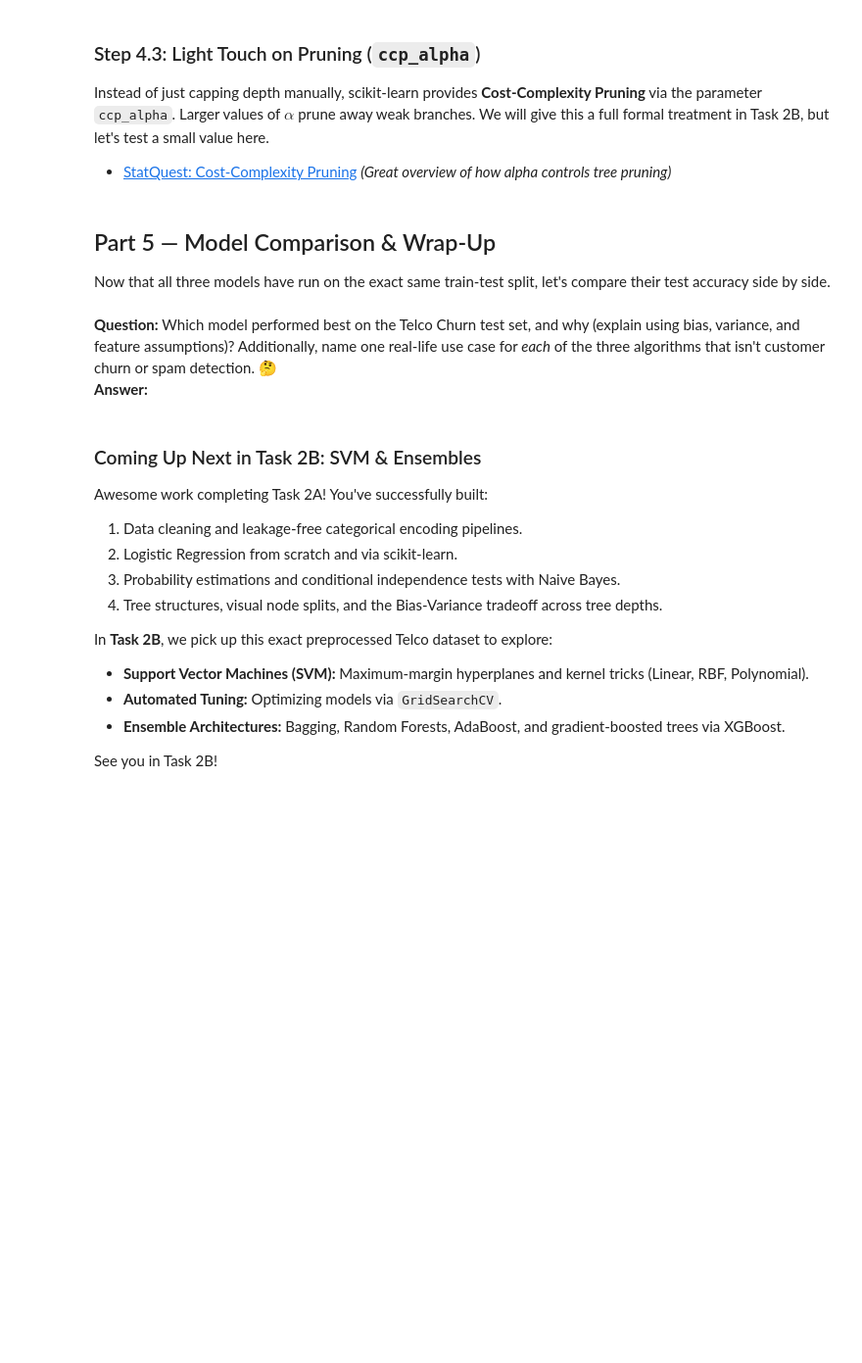
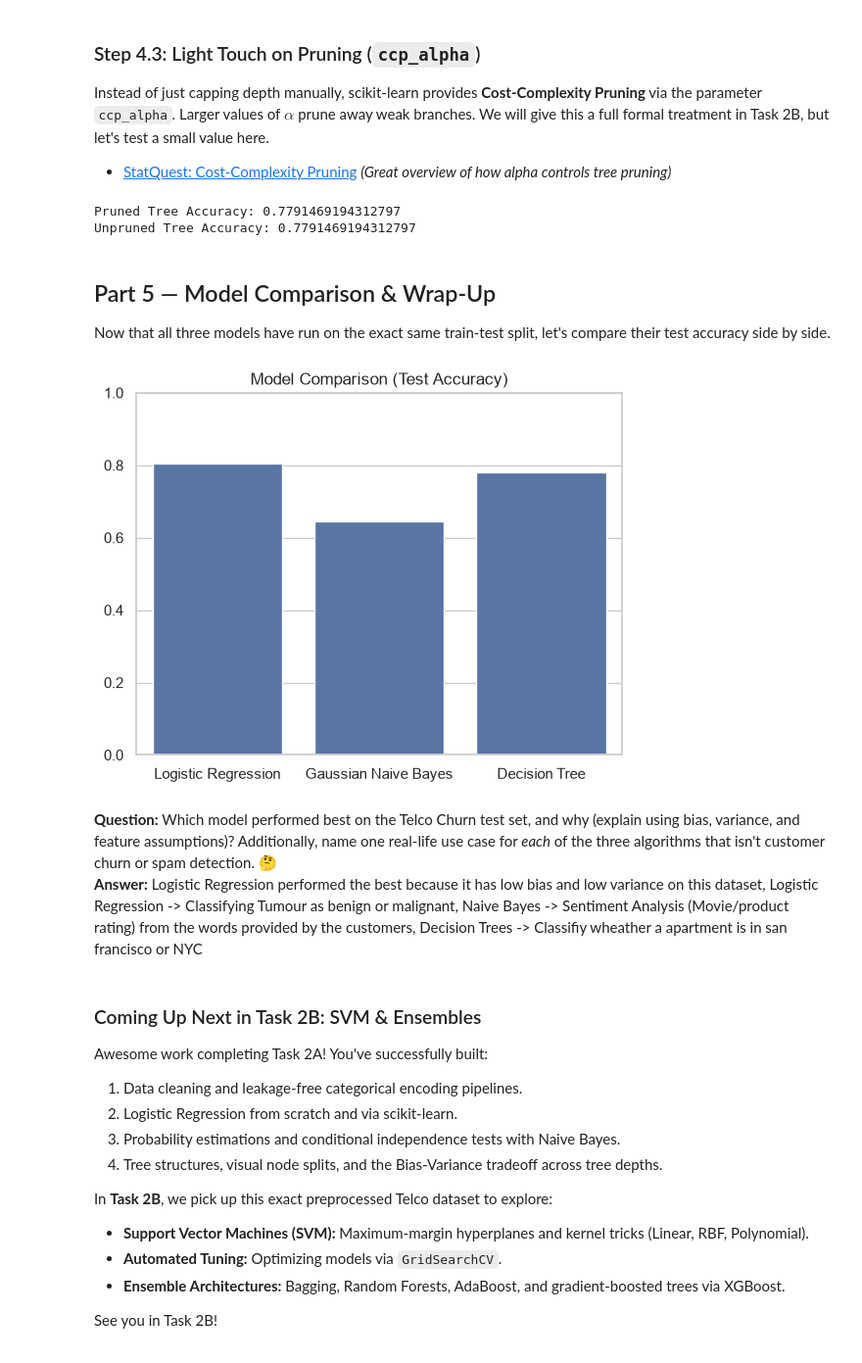
Before and after one commit to VenusCrazy/AryanM_LP_Synapse-26, a Jupyter notebook: Task 2/SynapseTask_LP_2A.ipynb, the cells around one changed output. Shown at 98% size. Cells and saved outputs as stored; diff of their text form; code cells hidden in the pictures; blank space fills up the shorter version.

```diff
--- a/Task 2/SynapseTask_LP_2A.ipynb
+++ b/Task 2/SynapseTask_LP_2A.ipynb
@@ -517,3 +537,9 @@ $$\text{Total Error} = \text{Bias}^2 + \text{Variance} + \text{Irreducible Error
 # Hint: Fit a DecisionTreeClassifier using your chosen best max_depth
 # Print accuracy_score and classification_report on X_test
 # best_tree = DecisionTreeClassifier(max_depth=..., random_state=42)
+best_tree = DecisionTreeClassifier(max_depth=2, random_state=42)
+best_tree.fit(X_train, y_train)
+
+y_pred_best = best_tree.predict(X_test)
+print("Best Tree Accuracy:", accuracy_score(y_test, y_pred_best))
+print(classification_report(y_test, y_pred_best))
@@ -529,6 +565,16 @@ Instead of just capping depth manually, scikit-learn provides **Cost-Complexity
 # pruned_tree =
 # pruned_tree.fit(X_train, y_train)
 # print("Pruned Tree Accuracy:", pruned_tree.score(X_test, y_test))
+from sklearn.tree import DecisionTreeClassifier
+
+pruned_tree = DecisionTreeClassifier(ccp_alpha=0.005, random_state=42)
+pruned_tree.fit(X_train, y_train)
+
+print("Pruned Tree Accuracy:", pruned_tree.score(X_test, y_test))
+print("Unpruned Tree Accuracy:", best_tree.score(X_test, y_test))
+# %% [output]
+Pruned Tree Accuracy: 0.7791469194312797
+Unpruned Tree Accuracy: 0.7791469194312797
 # %% [markdown]
 ## Part 5 — Model Comparison & Wrap-Up
 
@@ -536,15 +582,29 @@ Now that all three models have run on the exact same train-test split, let's com
 # %%
 # Hint: Create a bar chart using sns.barplot() comparing test accuracy for:
 # 1. Logistic Regression
 # 2. Gaussian Naive Bayes
 # 3. Tuned Decision Tree (at best depth)
 # models = ['Logistic Regression', 'Gaussian Naive Bayes', 'Decision Tree']
 # scores = [...]
 # sns.barplot(x=models, y=scores)
 # plt.show()
+
+models = ['Logistic Regression', 'Gaussian Naive Bayes', 'Decision Tree']
+scores = [
+    accuracy_score(y_test, y_pred_lr),
+    accuracy_score(y_test, y_pred_nb),
+    accuracy_score(y_test, y_pred_best),
+]
+
+sns.barplot(x=models, y=scores)
+plt.title('Model Comparison (Test Accuracy)')
+plt.ylim(0, 1)
+plt.show()
+# %% [output]
+[figure, added]
 # %% [markdown]
 **Question:** Which model performed best on the Telco Churn test set, and why (explain using bias, variance, and feature assumptions)? Additionally, name one real-life use case for *each* of the three algorithms that isn't customer churn or spam detection. 🤔
-**Answer:**
+**Answer:** Logistic Regression performed the best because it has low bias and low variance on this dataset, Logistic Regression -> Classifying Tumour as benign or malignant, Naive Bayes -> Sentiment Analysis (Movie/product rating) from the words provided by the customers, Decision Trees -> Classifiy wheather a apartment is in san francisco or NYC
 # %% [markdown]
 ### Coming Up Next in Task 2B: SVM & Ensembles
 
```
Also changed, not shown: parts of 4 cells of this notebook.
